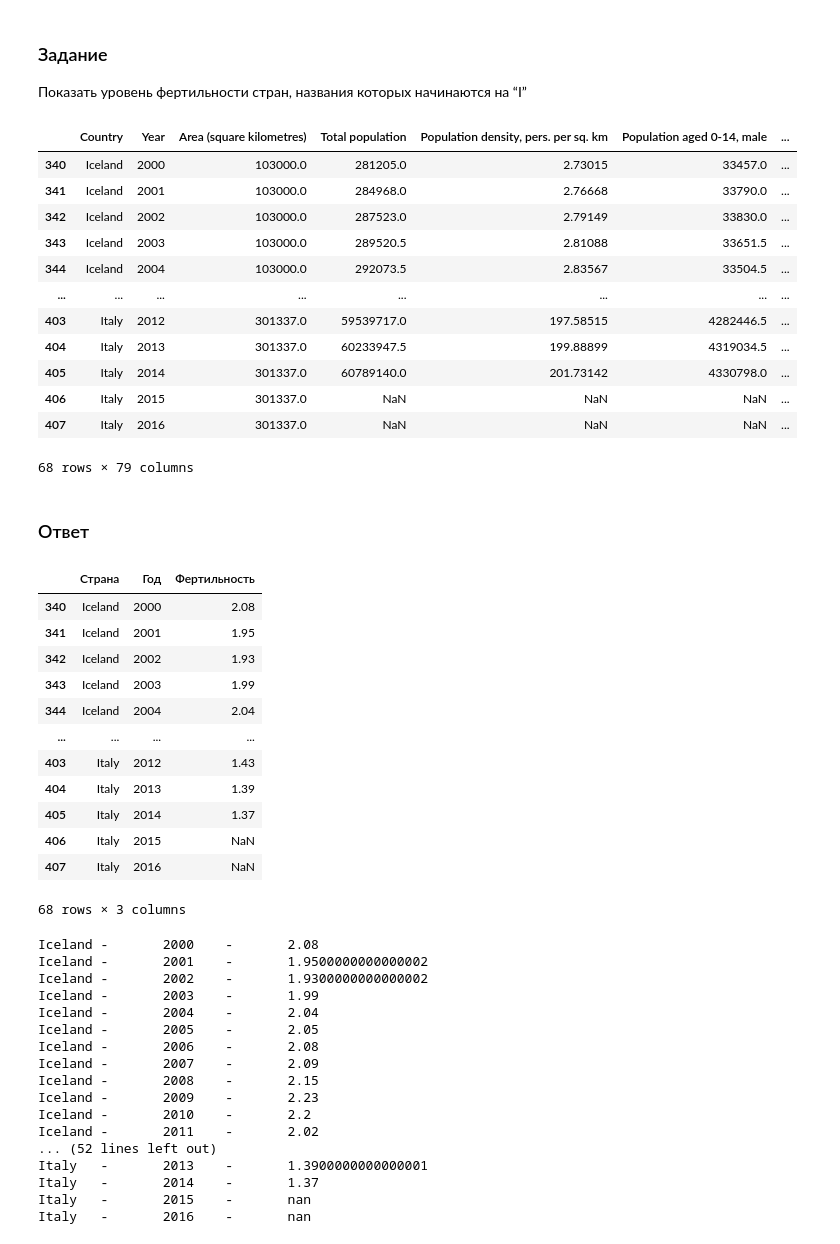
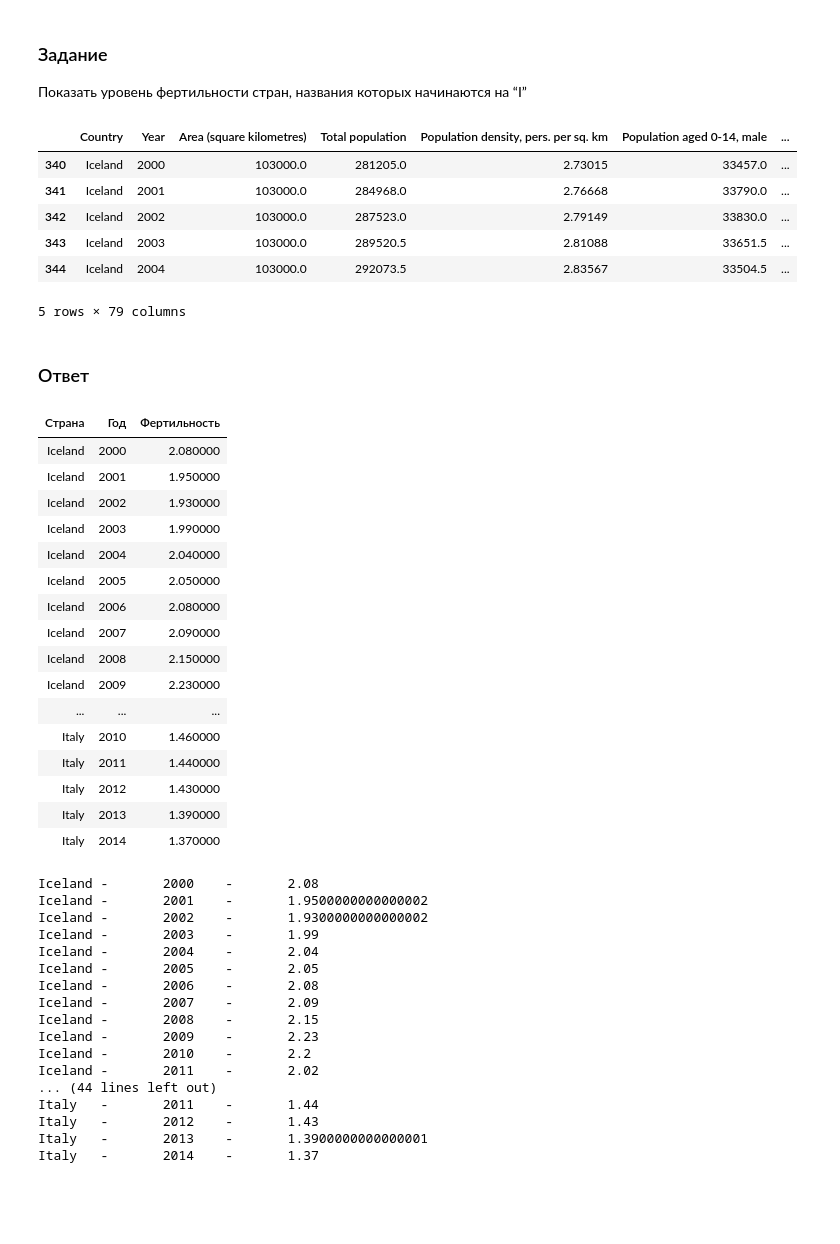
Before and after one commit to Education-Bugaev-RV/TOBD, a Jupyter notebook: ЛР (1)/notebook.ipynb, the cells around one changed output. Cells and saved outputs as stored; diff of their text form; code cells hidden in the pictures; blank space fills up the shorter version.

Commit message:
fix(ЛР1): удаляет из вывода ответа задания №3 записи со значениями NaN

```diff
--- a/ЛР (1)/notebook.ipynb
+++ b/ЛР (1)/notebook.ipynb
@@ -165,7 +165,11 @@ df_raw_json = pd.read_json("./Вариант 4/unece.json")
 
 # Отбирает записи о странах начинающихся с I
 df_I_countries = df_raw_json[df_raw_json['Country'].str.startswith('I')]
-df_I_countries
+
+# Оставляет записи только с существующими данными о фертильности
+df_I_countries = df_I_countries[df_I_countries['Total fertility rate'].notna()]
+
+df_I_countries.head()
 # %% [output]
 |  | Country | Year | Area (square kilometres) | Total population | Population density, pers. per sq. km | Population aged 0-14, male | ... |
 | 340 | Iceland | 2000 | 103000.0 | 281205.0 | 2.73015 | 33457.0 | ... |
@@ -173,13 +177,7 @@ df_I_countries
 | 342 | Iceland | 2002 | 103000.0 | 287523.0 | 2.79149 | 33830.0 | ... |
 | 343 | Iceland | 2003 | 103000.0 | 289520.5 | 2.81088 | 33651.5 | ... |
 | 344 | Iceland | 2004 | 103000.0 | 292073.5 | 2.83567 | 33504.5 | ... |
-| ... | ... | ... | ... | ... | ... | ... | ... |
-| 403 | Italy | 2012 | 301337.0 | 59539717.0 | 197.58515 | 4282446.5 | ... |
-| 404 | Italy | 2013 | 301337.0 | 60233947.5 | 199.88899 | 4319034.5 | ... |
-| 405 | Italy | 2014 | 301337.0 | 60789140.0 | 201.73142 | 4330798.0 | ... |
-| 406 | Italy | 2015 | 301337.0 | NaN | NaN | NaN | ... |
-| 407 | Italy | 2016 | 301337.0 | NaN | NaN | NaN | ... |
-68 rows × 79 columns
+5 rows × 79 columns
 # %%
 # Формирует pandas таблицу с нужными данными для ответа
 df_fertility = pd.DataFrame(
@@ -192,21 +190,25 @@ df_fertility = pd.DataFrame(
 # %% [markdown]
 ### Ответ
 # %%
-df_fertility
+df_fertility.style.hide(axis="index")
 # %% [output]
-|  | Страна | Год | Фертильность |
-| 340 | Iceland | 2000 | 2.08 |
-| 341 | Iceland | 2001 | 1.95 |
-| 342 | Iceland | 2002 | 1.93 |
-| 343 | Iceland | 2003 | 1.99 |
-| 344 | Iceland | 2004 | 2.04 |
-| ... | ... | ... | ... |
-| 403 | Italy | 2012 | 1.43 |
-| 404 | Italy | 2013 | 1.39 |
-| 405 | Italy | 2014 | 1.37 |
-| 406 | Italy | 2015 | NaN |
-| 407 | Italy | 2016 | NaN |
+| Страна | Год | Фертильность |
+| Iceland | 2000 | 2.080000 |
+| Iceland | 2001 | 1.950000 |
+| Iceland | 2002 | 1.930000 |
+| Iceland | 2003 | 1.990000 |
+| Iceland | 2004 | 2.040000 |
+| Iceland | 2005 | 2.050000 |
+| Iceland | 2006 | 2.080000 |
+| Iceland | 2007 | 2.090000 |
+| Iceland | 2008 | 2.150000 |
+| Iceland | 2009 | 2.230000 |
+| ... | ... | ... |
+| Italy | 2010 | 1.460000 |
+| Italy | 2011 | 1.440000 |
+| Italy | 2012 | 1.430000 |
+| Italy | 2013 | 1.390000 |
+| Italy | 2014 | 1.370000 |
-68 rows × 3 columns
 # %%
 for (x, y, z) in df_fertility.values:
     print(f'{x}\t-\t{y}\t-\t{z}')
@@ -223,8 +225,8 @@ Iceland -       2008    -       2.15
 Iceland -       2009    -       2.23
 Iceland -       2010    -       2.2
 Iceland -       2011    -       2.02
-... (52 lines left out)
+... (44 lines left out)
+Italy   -       2011    -       1.44
+Italy   -       2012    -       1.43
 Italy   -       2013    -       1.3900000000000001
 Italy   -       2014    -       1.37
-Italy   -       2015    -       nan
-Italy   -       2016    -       nan
```
